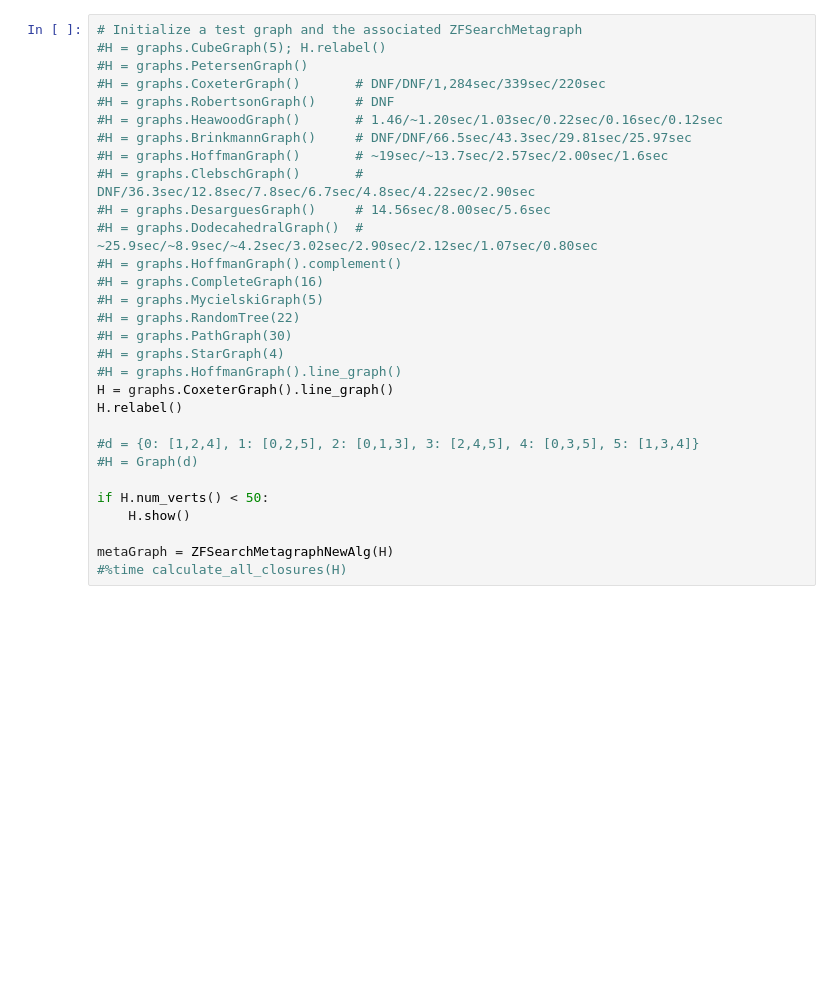
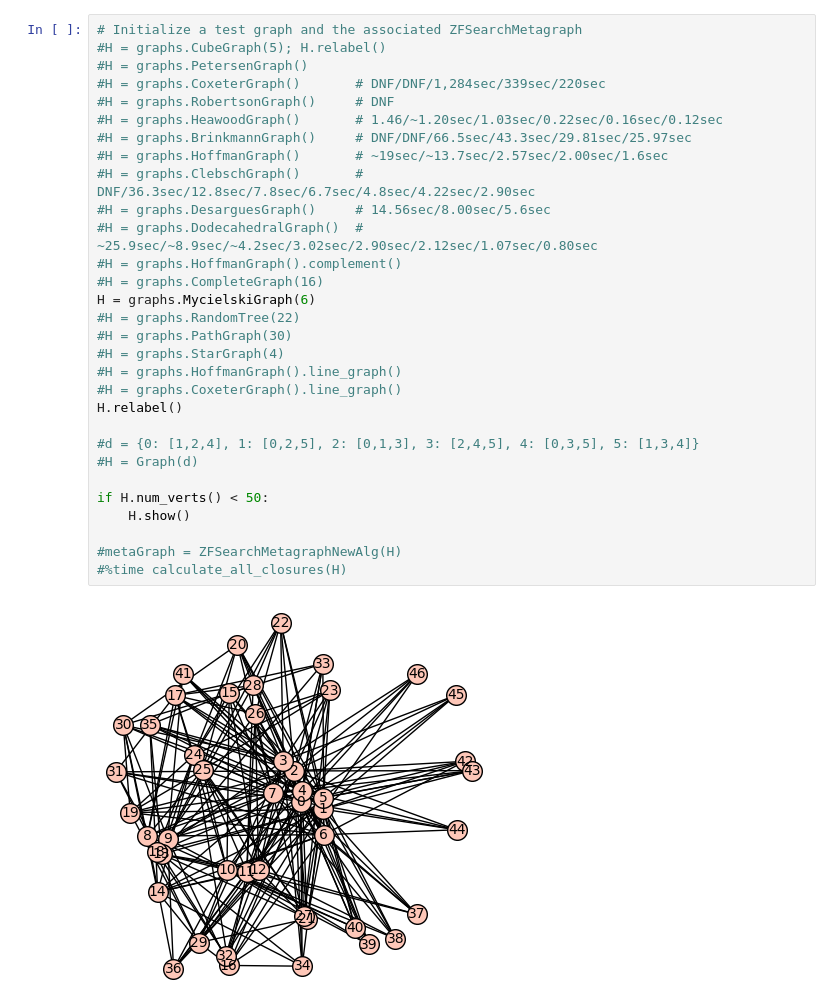
Before and after one commit to alexhutman/zftools, a Jupyter notebook: DijkstraMetagraphTestbed.ipynb, the cells around one changed output. Saved outputs shown, nothing was run; the diff lists cells and outputs as text; blank space fills up the shorter version.

```diff
--- a/DijkstraMetagraphTestbed.ipynb
+++ b/DijkstraMetagraphTestbed.ipynb
@@ -5,33 +8,35 @@ load('DijkstraMetagraphPostClose.pyx', 'ZFSearchMetagraphNewAlgPostClose.pyx')
 # %%
 # Initialize a test graph and the associated ZFSearchMetagraph
 #H = graphs.CubeGraph(5); H.relabel()
 #H = graphs.PetersenGraph()
 #H = graphs.CoxeterGraph()       # DNF/DNF/1,284sec/339sec/220sec
 #H = graphs.RobertsonGraph()     # DNF
 #H = graphs.HeawoodGraph()       # 1.46/~1.20sec/1.03sec/0.22sec/0.16sec/0.12sec
 #H = graphs.BrinkmannGraph()     # DNF/DNF/66.5sec/43.3sec/29.81sec/25.97sec
 #H = graphs.HoffmanGraph()       # ~19sec/~13.7sec/2.57sec/2.00sec/1.6sec
 #H = graphs.ClebschGraph()       # DNF/36.3sec/12.8sec/7.8sec/6.7sec/4.8sec/4.22sec/2.90sec
 #H = graphs.DesarguesGraph()     # 14.56sec/8.00sec/5.6sec
 #H = graphs.DodecahedralGraph()  # ~25.9sec/~8.9sec/~4.2sec/3.02sec/2.90sec/2.12sec/1.07sec/0.80sec
 #H = graphs.HoffmanGraph().complement()
 #H = graphs.CompleteGraph(16)
-#H = graphs.MycielskiGraph(5)
+H = graphs.MycielskiGraph(6)
 #H = graphs.RandomTree(22)
 #H = graphs.PathGraph(30)
 #H = graphs.StarGraph(4)
 #H = graphs.HoffmanGraph().line_graph()
-H = graphs.CoxeterGraph().line_graph()
+#H = graphs.CoxeterGraph().line_graph()
 H.relabel()
 
 #d = {0: [1,2,4], 1: [0,2,5], 2: [0,1,3], 3: [2,4,5], 4: [0,3,5], 5: [1,3,4]}
 #H = Graph(d)
 
 if H.num_verts() < 50:
     H.show()
 
-metaGraph = ZFSearchMetagraphNewAlg(H)
+#metaGraph = ZFSearchMetagraphNewAlg(H)
 #%time calculate_all_closures(H)
+# %% [output]
+[figure, added]
 # %%
 metaGraph = ZFSearchMetagraphNewAlg(H)
 #metaGraph = ZFSearchMetagraph(H)
```
Also changed, not shown: parts of 2 cells of this notebook, 3 other files.
